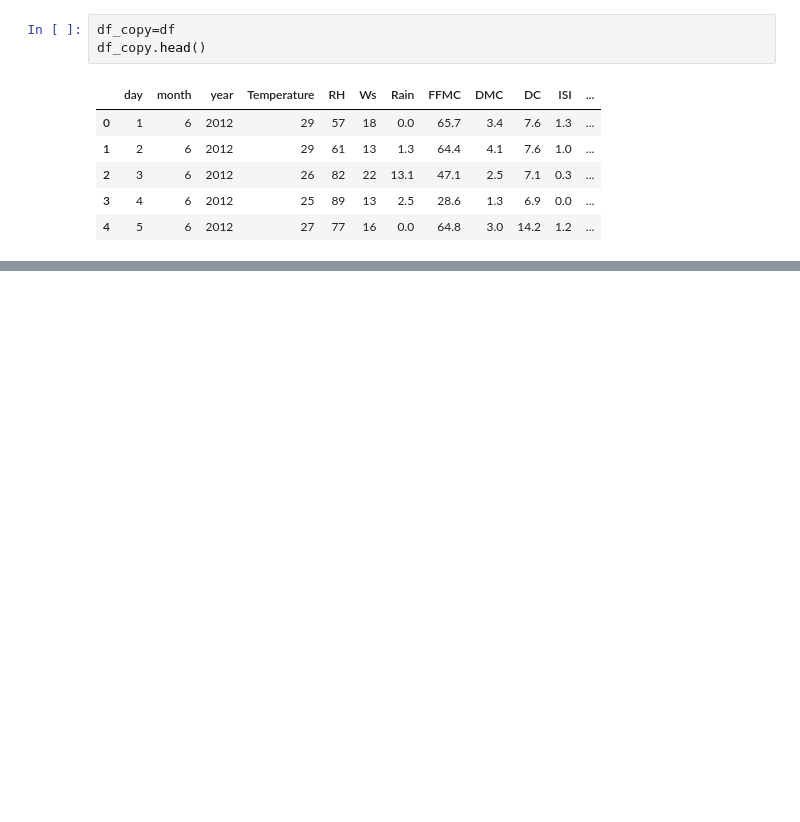
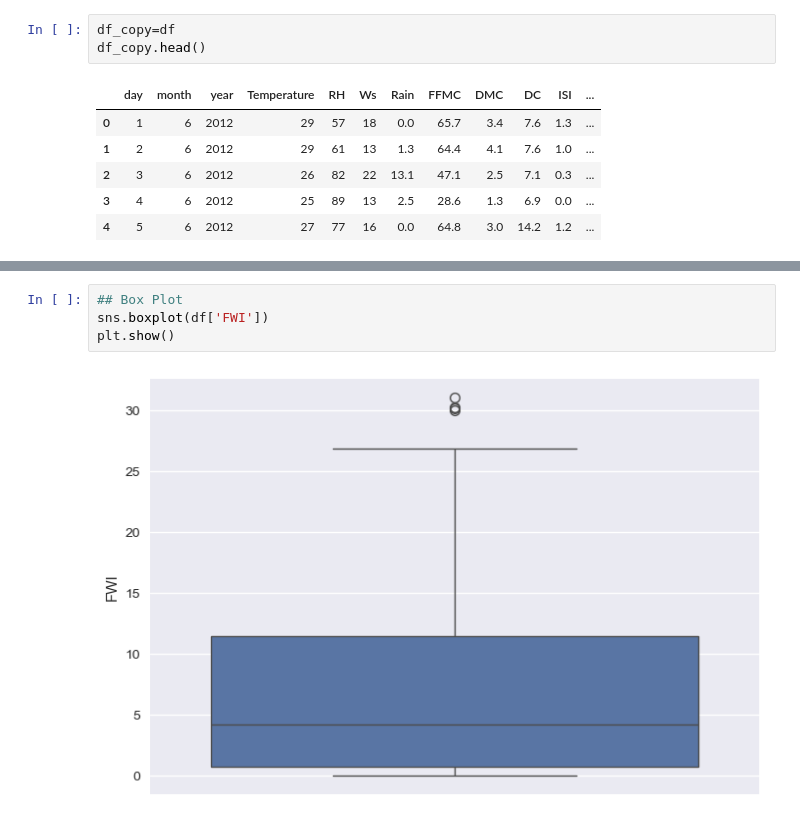
Before and after one commit to Shourya-31/Machine-Learning-31, a Jupyter notebook: MLOPS/Supervised Learning/Ridge Lassso Elastic Regression Practicals/RidgeLasso&ElasticNet.ipynb, the cells around one changed output, grey strips where cells are left out. Saved outputs shown, nothing was run; the diff lists cells and outputs as text; blank space fills up the shorter version.

```diff
--- a/MLOPS/Supervised Learning/Ridge Lassso Elastic Regression Practicals/RidgeLasso&ElasticNet.ipynb
+++ b/MLOPS/Supervised Learning/Ridge Lassso Elastic Regression Practicals/RidgeLasso&ElasticNet.ipynb
@@ -310,0 +408,6 @@ df_copy.head()
+# %%
+## Box Plot
+sns.boxplot(df['FWI'])
+plt.show()
+# %% [output]
+[figure, added]
```
Also changed, not shown: parts of 16 cells of this notebook, 1 other file.
